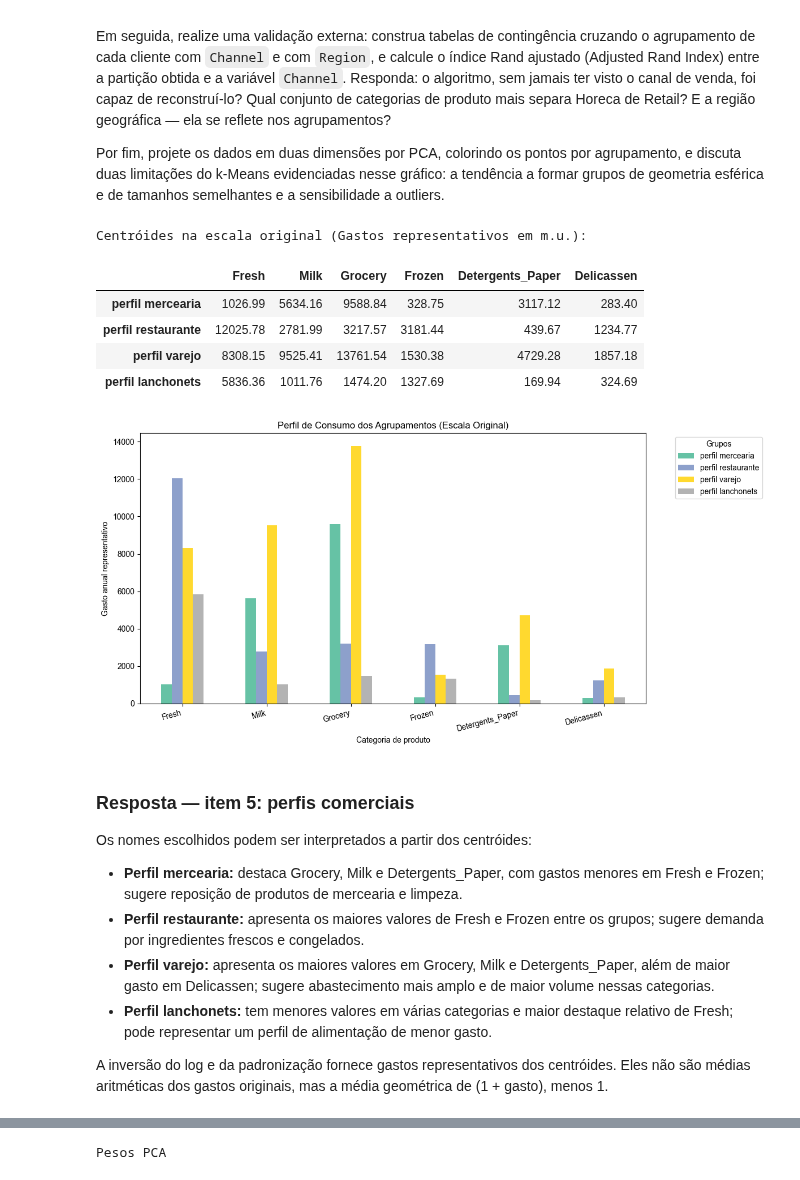
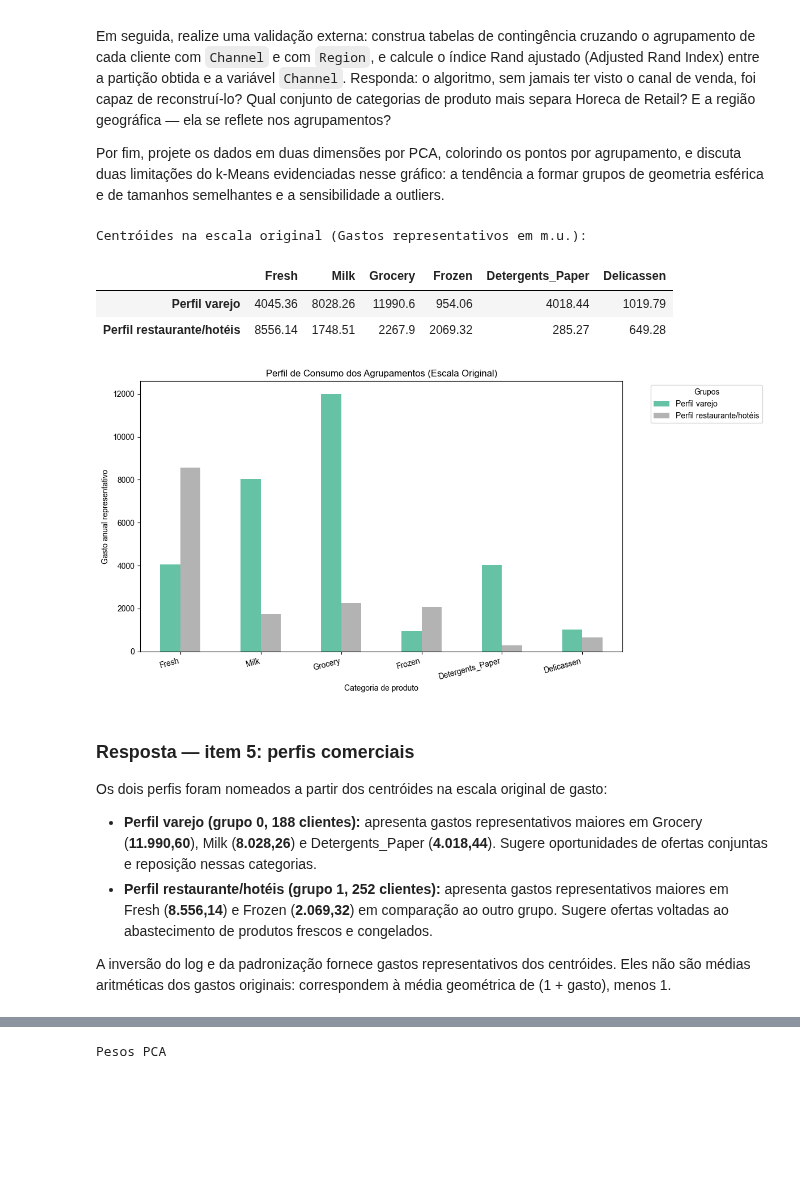
Before and after one commit to DanielNeres/Projeto_Sistemas_Inteligentes, a Jupyter notebook: Unidade_1/problema5.ipynb, the cells around one changed output, grey strips where cells are left out. Cells and saved outputs as stored; diff of their text form; code cells hidden in the pictures; blank space fills up the shorter version.

```diff
--- a/Unidade_1/problema5.ipynb
+++ b/Unidade_1/problema5.ipynb
@@ -266,13 +266,14 @@ plt.show()
 # %% [output]
 [figure]
 # %%
-modelo_my = KMeans(n_clusters=4, random_state=42, max_iter=100, tol=1e-3, n_init=10)
+k_escolhido = 2
+modelo_my = KMeans(n_clusters=k_escolhido, random_state=42, max_iter=100, tol=1e-3, n_init=10)
 rotulos_my = modelo_my.fit_predict(X_lnha)
 
-print(f"Inércia (myKMeans):     {modelo_my.inertia_:.4f}")
+print(f"Inércia (KMeans):     {modelo_my.inertia_:.4f}")
 print(f"Iterações (melhor execução): {modelo_my.n_iter_}")
 
-print("\nCentróides (ordenados pelo atributo 1):")
-for c in modelo_my.cluster_centers_[np.argsort(modelo_my.cluster_centers_[:, 0])]:
-    print(f"  ({c[0]:+.4f}, {c[1]:+.4f})")
+print(f"Silhueta média: {silhouette_score(X_lnha, rotulos_my):.4f}")
+print("\nCentróides padronizados:")
+display(pd.DataFrame(modelo_my.cluster_centers_, columns=X.columns))
 # %% [output]
@@ -382,49 +384,47 @@ Por fim, projete os dados em duas dimensões por PCA, colorindo os pontos por ag
 # %%
 from sklearn.decomposition import PCA
 
 centroides_padronizados = modelo_my.cluster_centers_
 centroides_log = scaler.inverse_transform(centroides_padronizados)
 centroides_originais = np.expm1(centroides_log)
 # Média geométrica de (1 + gasto), menos 1; não é a média aritmética.
 
 df_centroides = pd.DataFrame(centroides_originais, columns=X.columns)
 
-nomes_grupos = ['perfil mercearia',
-                'perfil restaurante',
-                'perfil varejo',
-                'perfil lanchonets']
+grupo_mercearia = df_centroides['Detergents_Paper'].idxmax()
+nomes_grupos = [
+    'Perfil varejo' if g == grupo_mercearia
+    else 'Perfil restaurante/hotéis'
+    for g in range(k_escolhido)
+]
 df_centroides.index = nomes_grupos
 
 print("Centróides na escala original (Gastos representativos em m.u.):")
 display(df_centroides.round(2))
 
 df_centroides.T.plot(kind='bar', figsize=(12, 6), colormap='Set2')
 plt.title('Perfil de Consumo dos Agrupamentos (Escala Original)')
 plt.ylabel('Gasto anual representativo')
 plt.xlabel('Categoria de produto')
 plt.xticks(rotation=15, ha='right')
 plt.legend(title='Grupos', bbox_to_anchor=(1.05, 1), loc='upper left')
 plt.tight_layout()
 plt.show()
 # %% [output]
 Centróides na escala original (Gastos representativos em m.u.):
 |  | Fresh | Milk | Grocery | Frozen | Detergents_Paper | Delicassen |
-| perfil mercearia | 1026.99 | 5634.16 | 9588.84 | 328.75 | 3117.12 | 283.40 |
-| perfil restaurante | 12025.78 | 2781.99 | 3217.57 | 3181.44 | 439.67 | 1234.77 |
-| perfil varejo | 8308.15 | 9525.41 | 13761.54 | 1530.38 | 4729.28 | 1857.18 |
-| perfil lanchonets | 5836.36 | 1011.76 | 1474.20 | 1327.69 | 169.94 | 324.69 |
+| Perfil varejo | 4045.36 | 8028.26 | 11990.6 | 954.06 | 4018.44 | 1019.79 |
+| Perfil restaurante/hotéis | 8556.14 | 1748.51 | 2267.9 | 2069.32 | 285.27 | 649.28 |
-[figure, old version]
+[figure, new version]
 # %% [markdown]
 ### Resposta — item 5: perfis comerciais
 
-Os nomes escolhidos podem ser interpretados a partir dos centróides:
+Os dois perfis foram nomeados a partir dos centróides na escala original de gasto:
 
-- **Perfil mercearia:** destaca Grocery, Milk e Detergents_Paper, com gastos menores em Fresh e Frozen; sugere reposição de produtos de mercearia e limpeza.
-- **Perfil restaurante:** apresenta os maiores valores de Fresh e Frozen entre os grupos; sugere demanda por ingredientes frescos e congelados.
-- **Perfil varejo:** apresenta os maiores valores em Grocery, Milk e Detergents_Paper, além de maior gasto em Delicassen; sugere abastecimento mais amplo e de maior volume nessas categorias.
-- **Perfil lanchonets:** tem menores valores em várias categorias e maior destaque relativo de Fresh; pode representar um perfil de alimentação de menor gasto.
+- **Perfil varejo (grupo 0, 188 clientes):** apresenta gastos representativos maiores em Grocery (**11.990,60**), Milk (**8.028,26**) e Detergents_Paper (**4.018,44**). Sugere oportunidades de ofertas conjuntas e reposição nessas categorias.
+- **Perfil restaurante/hotéis (grupo 1, 252 clientes):** apresenta gastos representativos maiores em Fresh (**8.556,14**) e Frozen (**2.069,32**) em comparação ao outro grupo. Sugere ofertas voltadas ao abastecimento de produtos frescos e congelados.
 
-A inversão do log e da padronização fornece gastos representativos dos centróides. Eles não são médias aritméticas dos gastos originais, mas a média geométrica de (1 + gasto), menos 1.
+A inversão do log e da padronização fornece gastos representativos dos centróides. Eles não são médias aritméticas dos gastos originais: correspondem à média geométrica de (1 + gasto), menos 1.
 # %%
 rotulos = modelo_my.labels_
 
```
Also changed, not shown: parts of 9 cells of this notebook.
